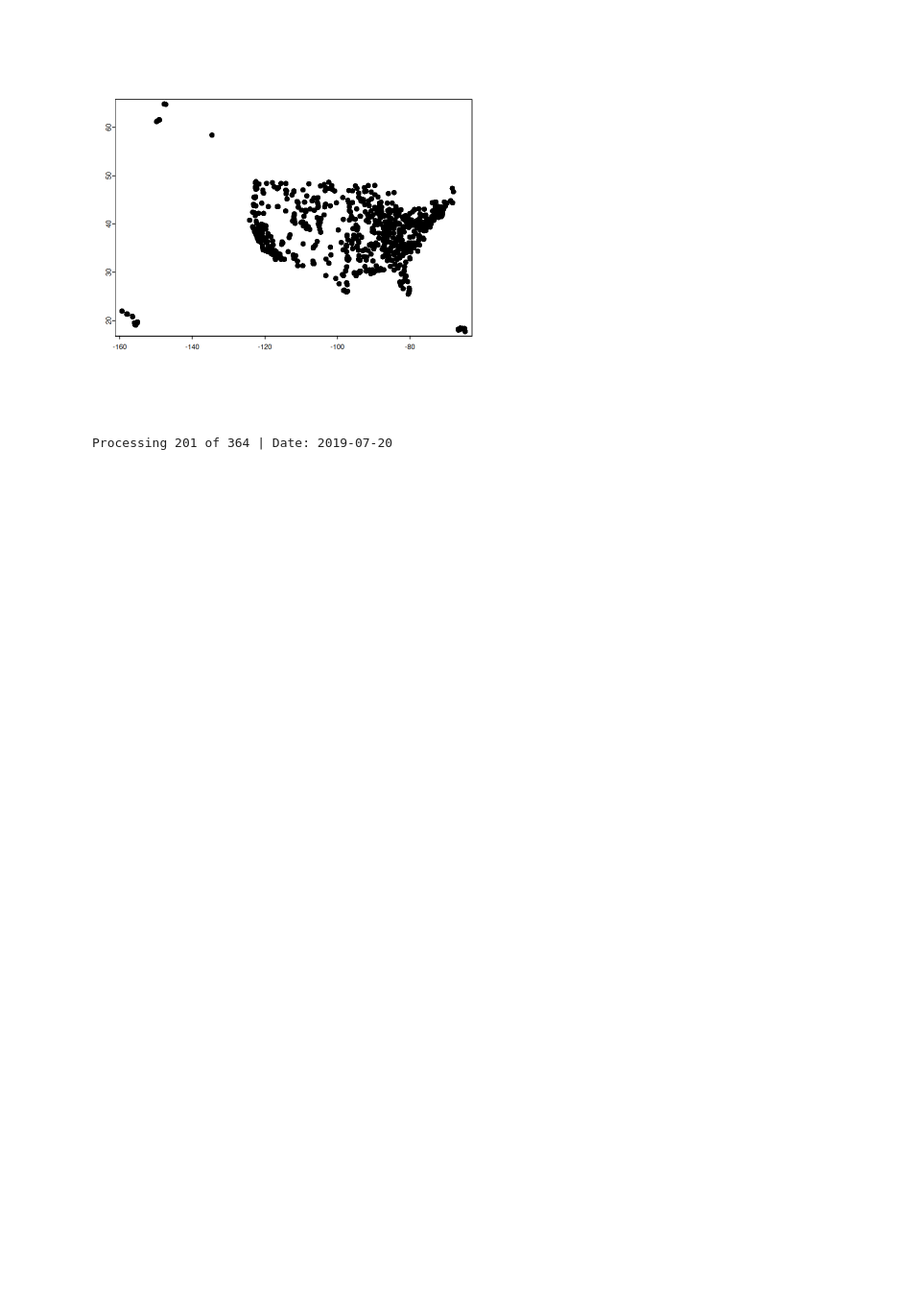
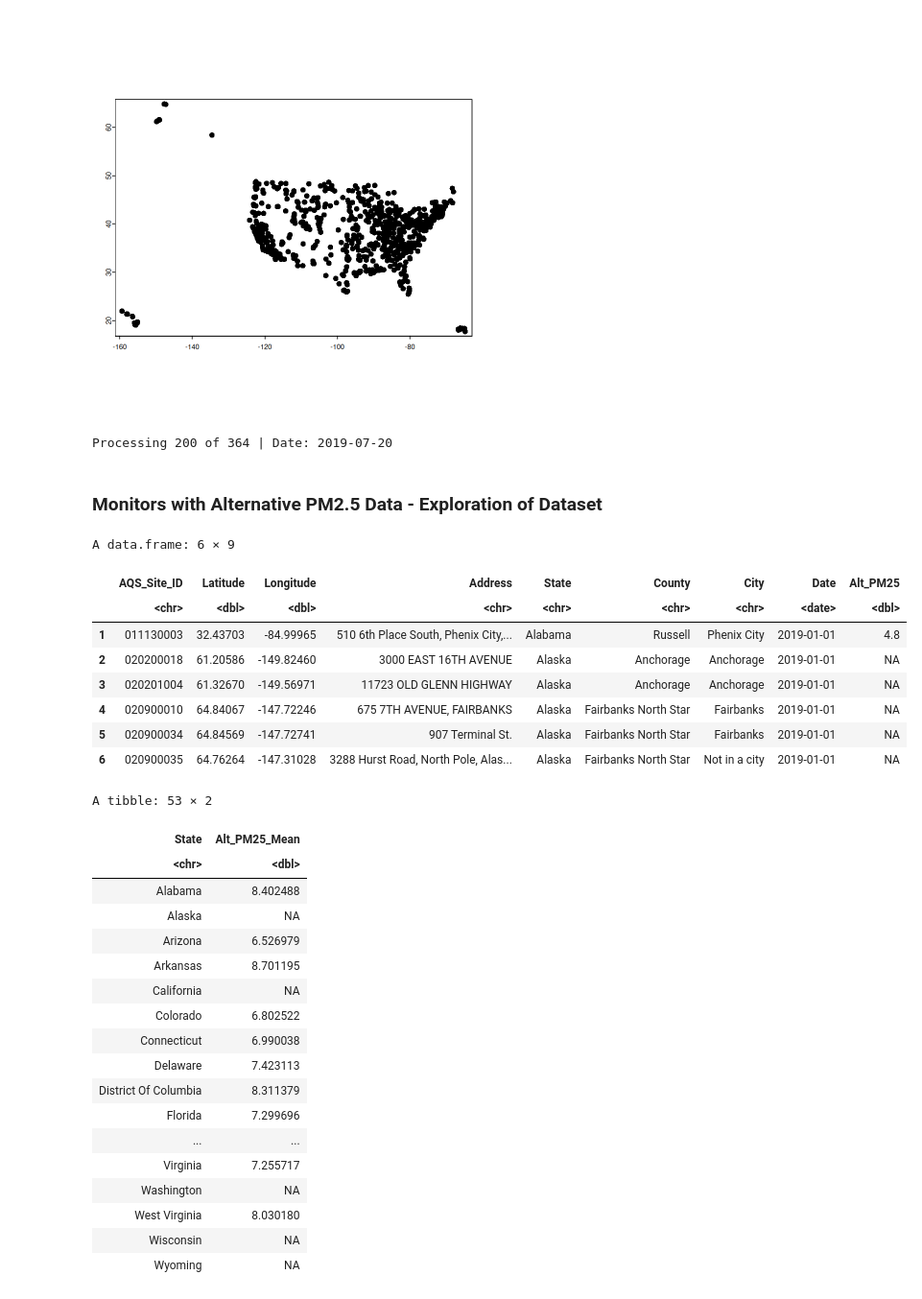
Before and after one commit to sethmgerhart/yale_capstone_public, a Jupyter notebook: A_analysis/code.ipynb, the cells around one changed output. Shown: that part at 96% size. Cells and saved outputs as stored; diff of their text form; code cells hidden in the pictures; blank space fills up the shorter version.

```diff
--- a/A_analysis/code.ipynb
+++ b/A_analysis/code.ipynb
@@ -289,9 +289,14 @@ AltPM25_filename_date <- function(file_path) {
     as.Date(sDate, format = "%Y%m%d") #convert to date (storing it in sDate, which is a string)
 }
 
+#Create container to store results for each day
+VEC_daily_results <- vector("list", length(altPM25_files))
+
+i <- 0  # progress counter AND index into VEC_daily_results
+
 #For each day of alternative data, grab the alternative date and use it to add alternative data to the associated day for each monitor
 for (AltPM25_file in altPM25_files) {
-    AltDate <- AltPM25_filename_date(AltPM25_file)
+    AltDate <- AltPM25_filename_date(AltPM25_file) #See function above: Extracting date from filename
 
     #Smaller helper to keep me updated on the for loop's progress (typical runtime is several minutes)
     i <- i + 1
@@ -327,13 +332,61 @@ for (AltPM25_file in altPM25_files) {
     varname <- names(DF_altPM25)[1] #Extract variable name from alternative dataset
     DF_monitors_on_date$Alt_PM25 <- DF_altPM25[[varname]]
 
+    #Store day's results in the list
+    VEC_daily_results[[i]] <- DF_monitors_on_date
 }
 
+#Combine ALL days into a single data frame
+DF_AltPM25_all_days <- bind_rows(VEC_daily_results)
+
 #sanity check that extraction worked
-print(head(DF_monitors_on_date))
+print(head(DF_AltPM25_all_days))
 
 #Preserve output in processed data folder
-write_csv(DF_monitors_on_date, "D_processed_data/alternative_PM25_data/alternative_PM25_data_processed.csv")
+write_csv(DF_AltPM25_all_days, "D_processed_data/alternative_PM25_data/alternative_PM25_data_processed_v01.csv")
 print("Successfully exported dataset!")
 # %% [output]
-Processing 201 of 364 | Date: 2019-07-20
+Processing 200 of 364 | Date: 2019-07-20
+# %% [markdown]
+### **Monitors with Alternative PM2.5 Data \- Exploration of Dataset**
+# %%
+#Purpose of Cell Block: Load Processed AQM+AltPM25 Dataset
+setwd("/home/user/capstone/A_data")
+DF_altpm25_processed <- read.csv("D_processed_data/alternative_PM25_data/alternative_PM25_data_processed_v01.csv") %>%
+    mutate('AQS_Site_ID' = str_pad(AQS_Site_ID, width = 9, pad = 0)) %>% #pad leading zero so state code always 9 char
+    mutate(Date = as.Date(Date)) #converting date value from character to date
+
+head(DF_altpm25_processed)
+DF_check <- DF_altpm25_processed %>%
+    group_by(State) %>%
+    summarise(Alt_PM25_Mean = mean(Alt_PM25))
+DF_check
+# %% [output]
+A data.frame: 6 × 9
+|  | AQS_Site_ID | Latitude | Longitude | Address | State | County | City | Date | Alt_PM25 |
+|  | <chr> | <dbl> | <dbl> | <chr> | <chr> | <chr> | <chr> | <date> | <dbl> |
+| 1 | 011130003 | 32.43703 | -84.99965 | 510 6th Place South, Phenix City,... | Alabama | Russell | Phenix City | 2019-01-01 | 4.8 |
+| 2 | 020200018 | 61.20586 | -149.82460 | 3000 EAST 16TH AVENUE | Alaska | Anchorage | Anchorage | 2019-01-01 | NA |
+| 3 | 020201004 | 61.32670 | -149.56971 | 11723 OLD GLENN HIGHWAY | Alaska | Anchorage | Anchorage | 2019-01-01 | NA |
+| 4 | 020900010 | 64.84067 | -147.72246 | 675 7TH AVENUE, FAIRBANKS | Alaska | Fairbanks North Star | Fairbanks | 2019-01-01 | NA |
+| 5 | 020900034 | 64.84569 | -147.72741 | 907 Terminal St. | Alaska | Fairbanks North Star | Fairbanks | 2019-01-01 | NA |
+| 6 | 020900035 | 64.76264 | -147.31028 | 3288 Hurst Road, North Pole, Alas... | Alaska | Fairbanks North Star | Not in a city | 2019-01-01 | NA |
+A tibble: 53 × 2
+| State | Alt_PM25_Mean |
+| <chr> | <dbl> |
+| Alabama | 8.402488 |
+| Alaska | NA |
+| Arizona | 6.526979 |
+| Arkansas | 8.701195 |
+| California | NA |
+| Colorado | 6.802522 |
+| Connecticut | 6.990038 |
+| Delaware | 7.423113 |
+| District Of Columbia | 8.311379 |
+| Florida | 7.299696 |
+| ... | ... |
+| Virginia | 7.255717 |
+| Washington | NA |
+| West Virginia | 8.030180 |
+| Wisconsin | NA |
+| Wyoming | NA |
```
Also changed, not shown: parts of 2 cells of this notebook, 1 other file.
